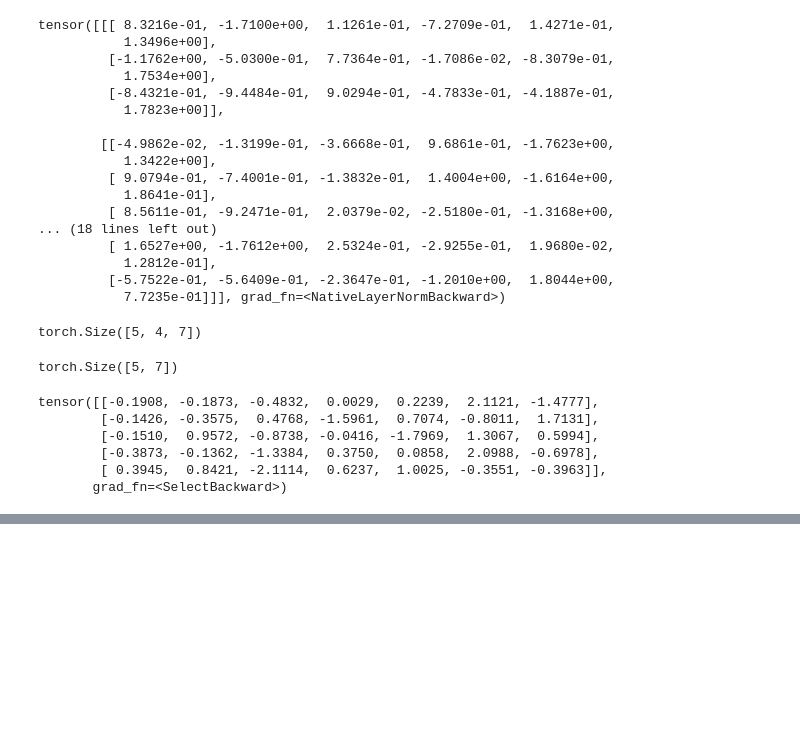
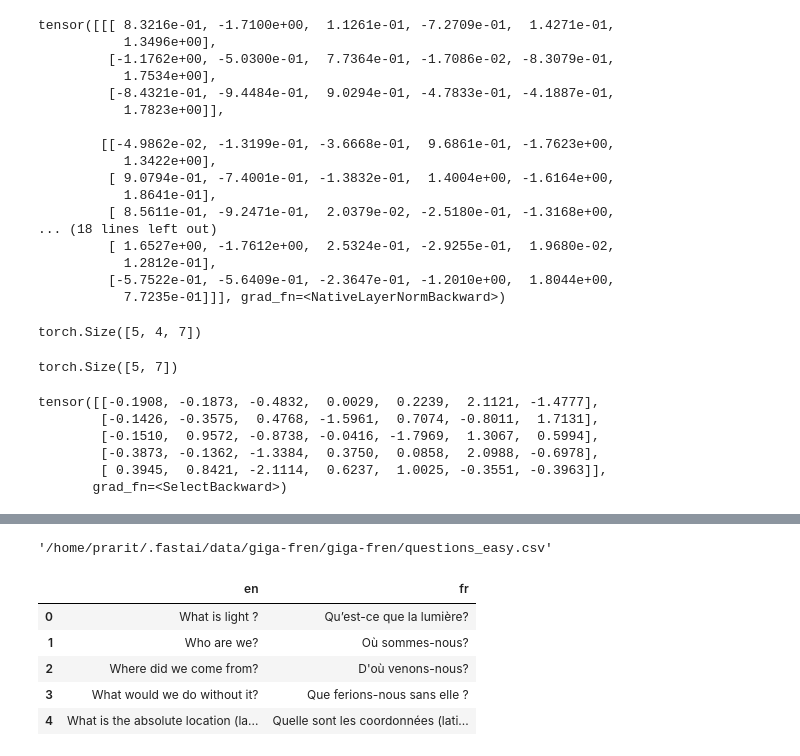
Before and after one commit to praritagarwal/Mini-Transformer, a Jupyter notebook: Mini Transformer.ipynb, the cells around one changed output, grey strips where cells are left out. Cells and saved outputs as stored; diff of their text form; code cells hidden in the pictures; blank space fills up the shorter version.

```diff
--- a/Mini Transformer.ipynb
+++ b/Mini Transformer.ipynb
@@ -897,0 +902,5 @@ tensor([[-0.1908, -0.1873, -0.4832,  0.0029,  0.2239,  2.1121, -1.4777],
+# %%
+path = '/home/prarit/.fastai/data/giga-fren/giga-fren'
+# %%
+p = glob.glob(path + '/*',)
+p
@@ -897,0 +915,4 @@ tensor([[-0.1908, -0.1873, -0.4832,  0.0029,  0.2239,  2.1121, -1.4777],
+# %%
+p[3]
+# %% [output]
+'/home/prarit/.fastai/data/giga-fren/giga-fren/questions_easy.csv'
@@ -897,0 +921,10 @@ tensor([[-0.1908, -0.1873, -0.4832,  0.0029,  0.2239,  2.1121, -1.4777],
+# %%
+df = pd.read_csv(p[3])
+df.head()
+# %% [output]
+|  | en | fr |
+| 0 | What is light ? | Qu’est-ce que la lumière? |
+| 1 | Who are we? | Où sommes-nous? |
+| 2 | Where did we come from? | D'où venons-nous? |
+| 3 | What would we do without it? | Que ferions-nous sans elle ? |
+| 4 | What is the absolute location (la... | Quelle sont les coordonnées (lati... |
```
Also changed, not shown: parts of 22 cells of this notebook.
